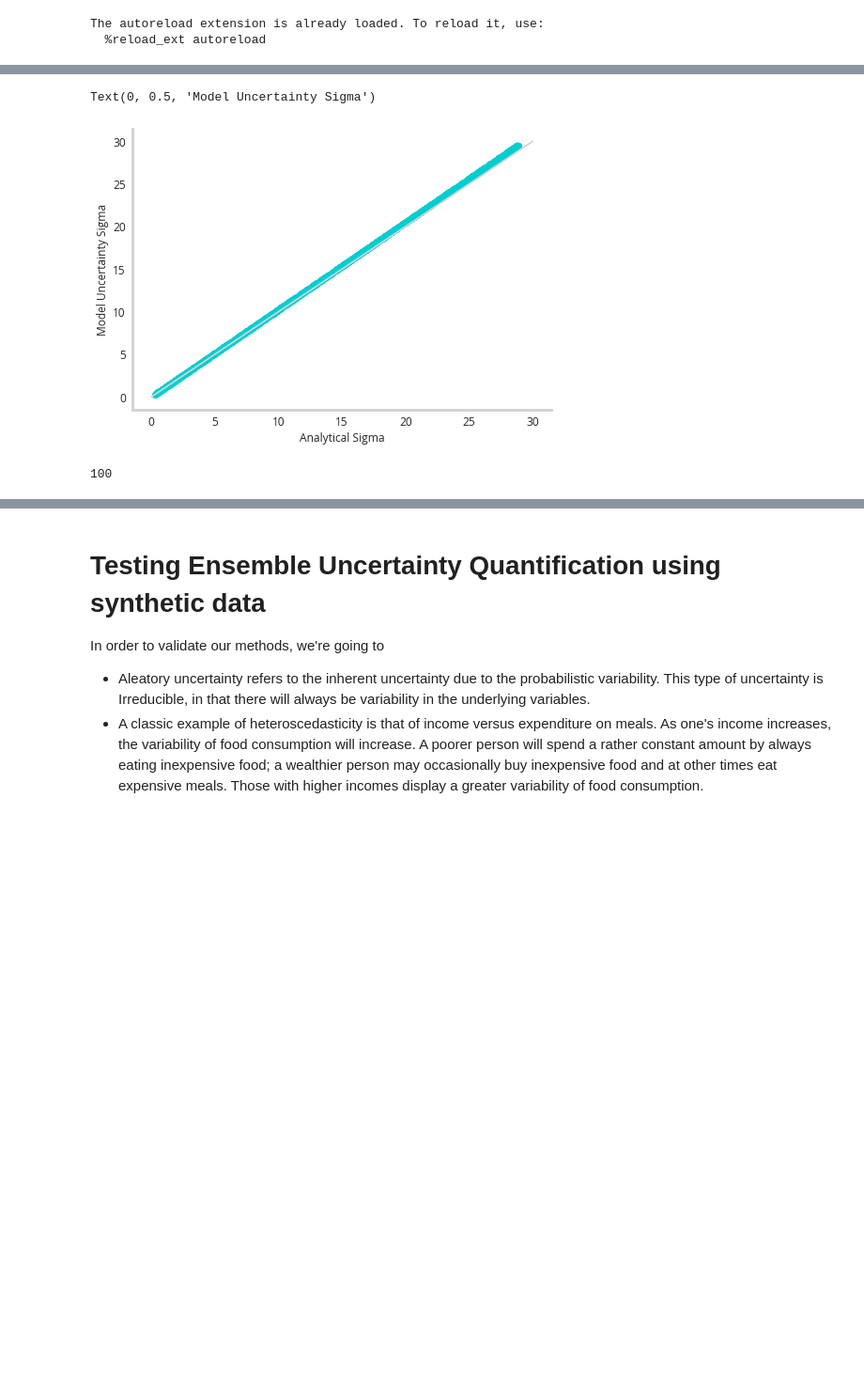
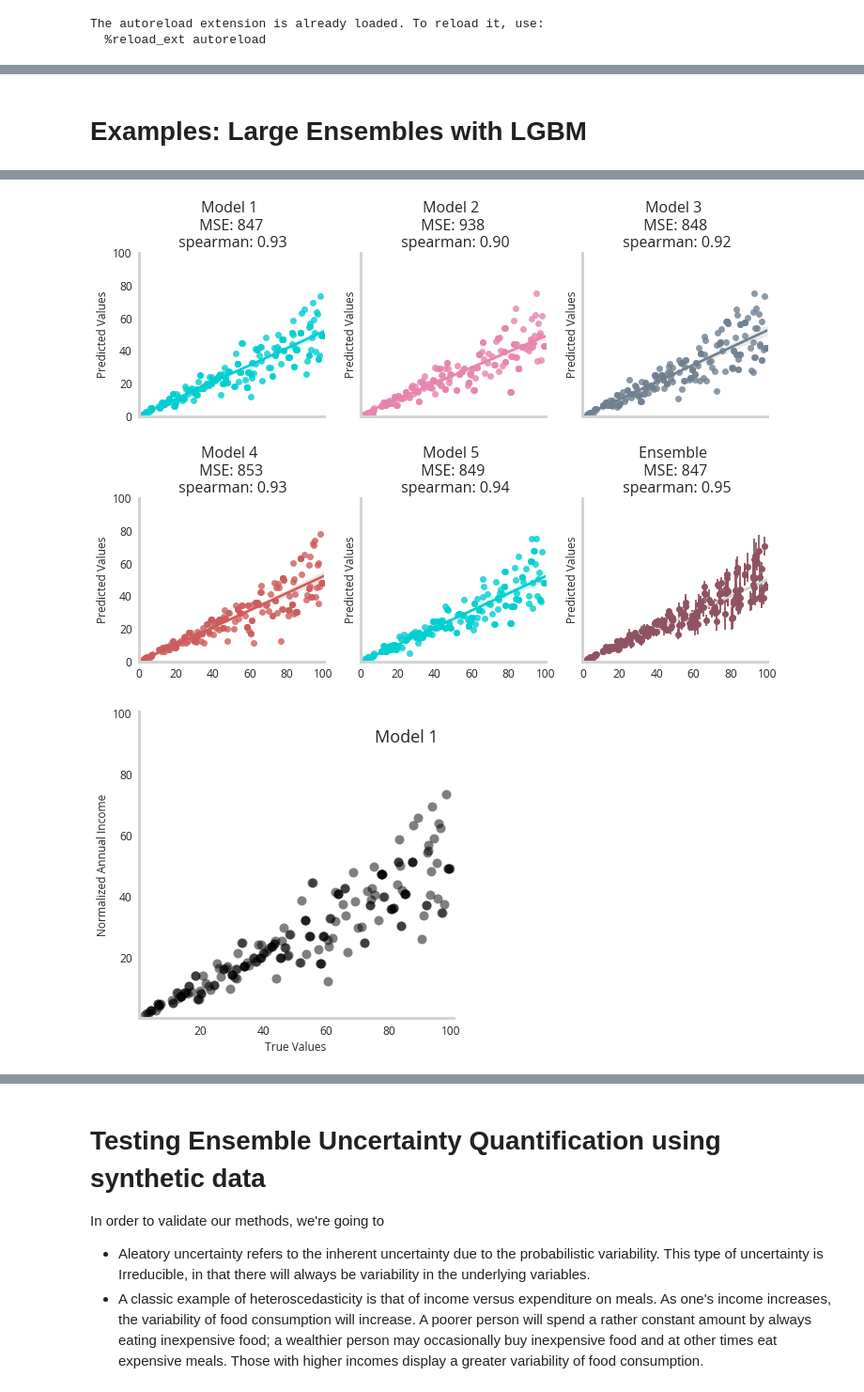
Before and after one commit to NicholasARossi/UQ_methods, a Jupyter notebook: notebooks/Ensemble_methods.ipynb, the cells around one changed output, grey strips where cells are left out. Shown at 94% size. Cells and saved outputs as stored; diff of their text form; code cells hidden in the pictures; blank space fills up the shorter version.

```diff
--- a/notebooks/Ensemble_methods.ipynb
+++ b/notebooks/Ensemble_methods.ipynb
@@ -135,18 +160,10 @@ Text(0, 0.5, 'Uncertainty')
-# %%
-# lets compute the analytic standard deviation vs the uncertainty metric
-Predictor=Linear_Uncertainty_Predictor(x_values,y_values)
-Predictor.train_models(n_splits=100)
-
-prediction_dict=Predictor.predict(x_values)
-fig,ax=plt.subplots()
-ax.scatter(sigma,prediction_dict['uncertainty']*76)
-ax.plot([0,30],[0,30],color='#d3d3d3')
-ax.set_xlabel('Analytical Sigma')
-ax.set_ylabel('Model Uncertainty Sigma')
-# %% [output]
-Text(0, 0.5, 'Model Uncertainty Sigma')
-[figure, removed]
-# %%
-len(prediction_dict['uncertainty'])
-# %% [output]
-100
+# %% [markdown]
+# Examples: Large Ensembles with LGBM
+# %%
+X_dataset, X_holdout, y_dataset, y_holdout = train_test_split(x_values, y_values, test_size=0.1,random_state=42)
+
+LGBM_model=EnsembleModel(X_dataset,y_dataset)
+LGBM_model.train_models(n_splits=5,kernal='LGB')
+LGBM_model.predict(X_holdout)
+LGBM_model.visualize_ensemble(X_holdout,destination='figures')
+# %% [output]
@@ -152,0 +171,2 @@ len(prediction_dict['uncertainty'])
+[figure, added]
+[figure, added]
```
Also changed, not shown: parts of 13 cells of this notebook, 1 other file.
